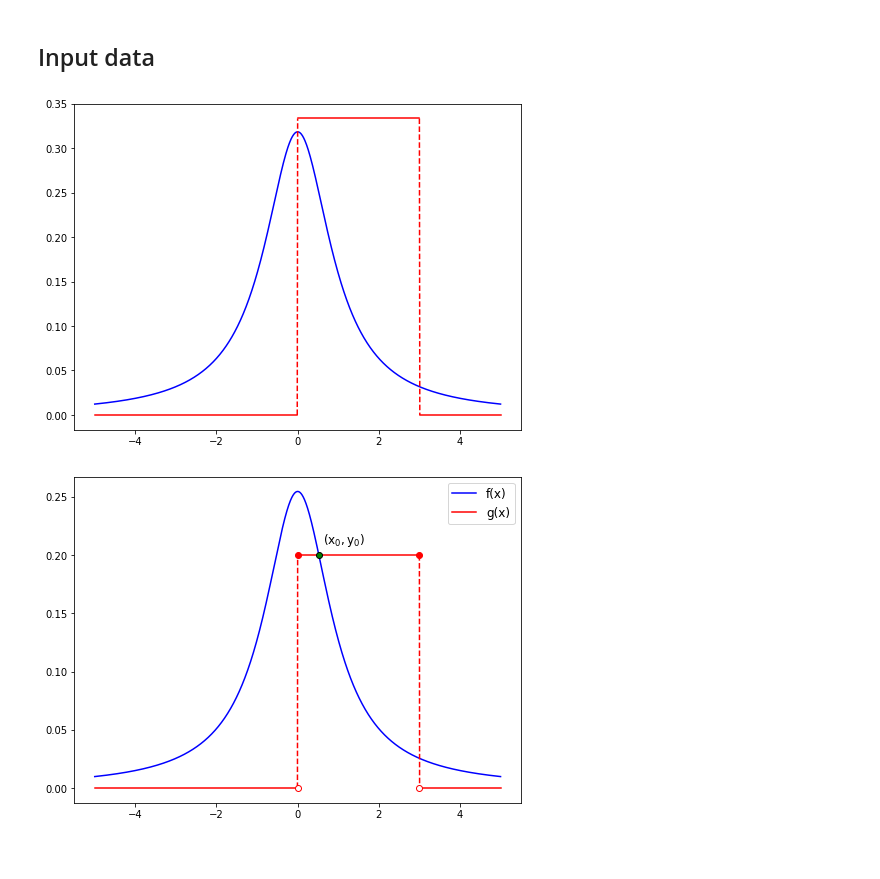
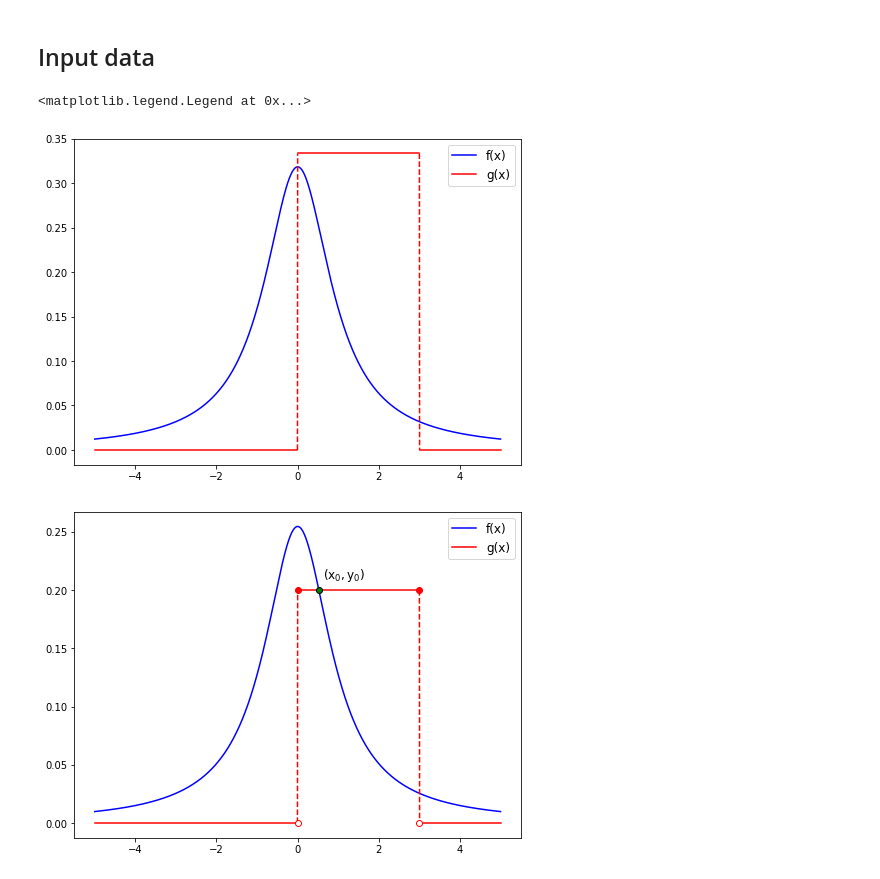
Before and after one commit to scikodot/msu-share, a Jupyter notebook: ml/seminar02/seminar02.ipynb, the cells around one changed output. Saved outputs shown, nothing was run; the diff lists cells and outputs as text; code cells hidden in the pictures.

Commit message:
ml seminar02: add naive plots

```diff
--- a/ml/seminar02/seminar02.ipynb
+++ b/ml/seminar02/seminar02.ipynb
@@ -20,41 +20,35 @@ l1, l2 = 2, 1
 # A priori probs
 py1, py2 = 0.4, 0.6
 # %%
-def plot(d1, d2, legend = []):
-    plt.figure(figsize=(8, 6))
+def plotPiecewise(x, dist, color):
+    # Vectorize distribution
+    dist_ = np.vectorize(dist)(x)
 
-    # Setup distributions
-    x = np.linspace(-5, 5, 2001)
-    dist1 = d1(x)
-    dist2 = np.vectorize(d2)(x)
-
-    # Plot first distribution
-    plt.plot(x, dist1, 'b')
-
-    # Plot second distribution
+    # Plot distribution iteratively
     k = 0
     for i in range(1, len(x)):
-        if not math.isclose(dist2[i], dist2[i - 1]):
+        if not math.isclose(dist_[i], dist_[i - 1]):
             # Plot connected segments
-            plt.plot(x[k : i], dist2[k : i], 'r-')
+            plt.plot(x[k : i], dist_[k : i], color + '-')
 
             # Plot jump
-            plt.plot(x[i - 1 : i + 1], dist2[i - 1 : i + 1], 'r--')
+            plt.plot(x[i - 1 : i + 1], dist_[i - 1 : i + 1], color + '--')
 
             # Update starting index
             k = i
 
     # Plot last segments
-    plt.plot(x[k:], dist2[k:], 'r-')
-
-    # Show legend
-    if len(legend) > 0:
-        plt.legend(legend, fontsize='large')
+    plt.plot(x[k:], dist_[k:], color + '-')
-# %%
-# Initial distributions
-plot(pxy1, pxy2)
-# %% [output]
-[figure, removed]
+# %%
+# Plot initial distributions
+plt.figure(figsize=(8, 6))
+x = np.linspace(-5, 5, 2001)
+plt.plot(x, pxy1(x), 'b')
+plotPiecewise(x, pxy2, 'r')
+plt.legend(['f(x)', 'g(x)'], fontsize='large')
+# %% [output]
+<matplotlib.legend.Legend at 0x...>
+[figure, added]
 # %%
 # Scaled distributions
 f = lambda x : l1 * py1 * pxy1(x)
```
Also changed, not shown: parts of 6 cells of this notebook, 1 other file.
